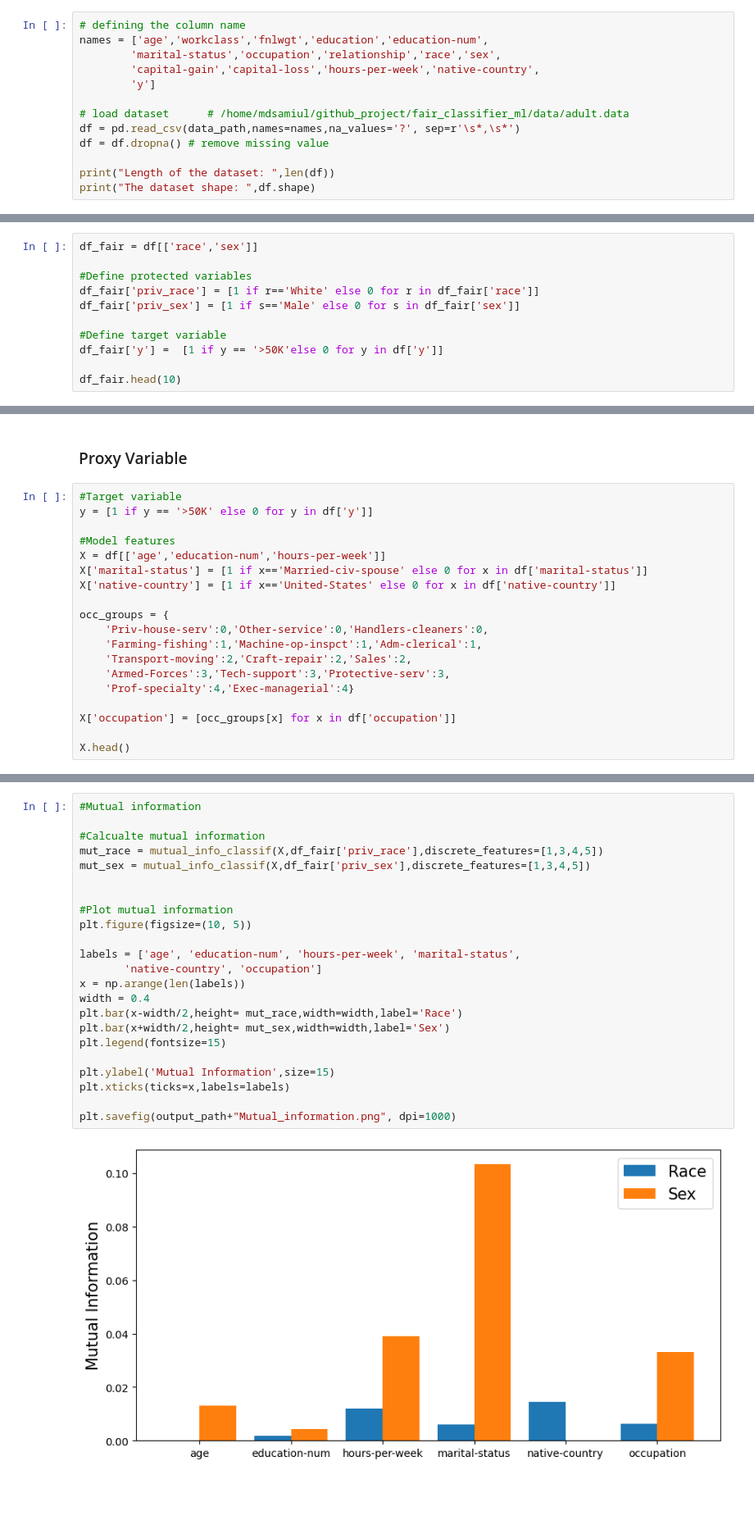
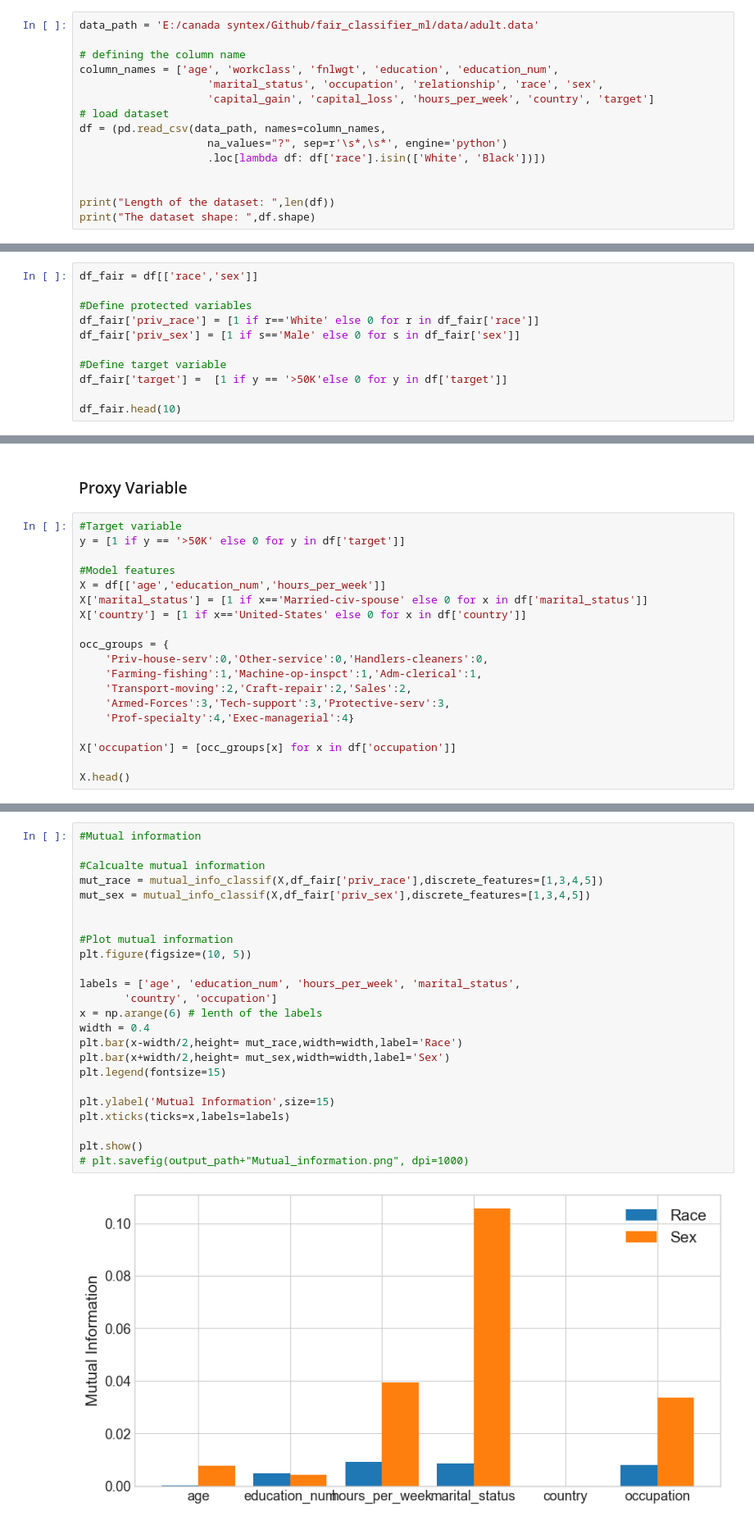
Before and after one commit to samiulengineer/sagan_fair_classifier, a Jupyter notebook: project/visualization.ipynb, the cells around one changed output, grey strips where cells are left out. Shown at 82% size. Saved outputs shown, nothing was run; the diff lists cells and outputs as text; blank space fills up the shorter version.

Commit message:
fair_ml and visualization edit

```diff
--- a/project/visualization.ipynb
+++ b/project/visualization.ipynb
@@ -17,15 +23,17 @@ pathlib.Path(output_path).mkdir(
 # %% [markdown]
 ### Read dataset
 # %%
+data_path = 'E:/canada syntex/Github/fair_classifier_ml/data/adult.data'
+
 # defining the column name
-names = ['age','workclass','fnlwgt','education','education-num',
-        'marital-status','occupation','relationship','race','sex',
-        'capital-gain','capital-loss','hours-per-week','native-country',
-        'y']
+column_names = ['age', 'workclass', 'fnlwgt', 'education', 'education_num',
+                    'marital_status', 'occupation', 'relationship', 'race', 'sex',
+                    'capital_gain', 'capital_loss', 'hours_per_week', 'country', 'target']
+# load dataset
+df = (pd.read_csv(data_path, names=column_names,
+                    na_values="?", sep=r'\s*,\s*', engine='python')
+                    .loc[lambda df: df['race'].isin(['White', 'Black'])])
 
-# load dataset      # /home/mdsamiul/github_project/fair_classifier_ml/data/adult.data
-df = pd.read_csv(data_path,names=names,na_values='?', sep=r'\s*,\s*')
-df = df.dropna() # remove missing value
 
 print("Length of the dataset: ",len(df))
 print("The dataset shape: ",df.shape)
@@ -183,7 +241,7 @@ df_fair['priv_race'] = [1 if r=='White' else 0 for r in df_fair['race']]
 df_fair['priv_sex'] = [1 if s=='Male' else 0 for s in df_fair['sex']]
 
 #Define target variable
-df_fair['y'] =  [1 if y == '>50K'else 0 for y in df['y']]
+df_fair['target'] =  [1 if y == '>50K'else 0 for y in df['target']]
 
 df_fair.head(10)
 # %% [output]
@@ -268,12 +311,12 @@ ________________________________
 ### Proxy Variable
 # %%
 #Target variable
-y = [1 if y == '>50K' else 0 for y in df['y']]
+y = [1 if y == '>50K' else 0 for y in df['target']]
 
 #Model features
-X = df[['age','education-num','hours-per-week']]
-X['marital-status'] = [1 if x=='Married-civ-spouse' else 0 for x in df['marital-status']]
-X['native-country'] = [1 if x=='United-States' else 0 for x in df['native-country']]
+X = df[['age','education_num','hours_per_week']]
+X['marital_status'] = [1 if x=='Married-civ-spouse' else 0 for x in df['marital_status']]
+X['country'] = [1 if x=='United-States' else 0 for x in df['country']]
 
 occ_groups = {
     'Priv-house-serv':0,'Other-service':0,'Handlers-cleaners':0,
@@ -309,25 +338,26 @@ See the caveats in the documentation: https://pandas.pydata.org/pandas-docs/stab
 # %%
 #Mutual information
 
 #Calcualte mutual information
 mut_race = mutual_info_classif(X,df_fair['priv_race'],discrete_features=[1,3,4,5])
 mut_sex = mutual_info_classif(X,df_fair['priv_sex'],discrete_features=[1,3,4,5])
 
 
 #Plot mutual information
 plt.figure(figsize=(10, 5))
 
-labels = ['age', 'education-num', 'hours-per-week', 'marital-status',
-       'native-country', 'occupation']
-x = np.arange(len(labels))
+labels = ['age', 'education_num', 'hours_per_week', 'marital_status',
+       'country', 'occupation']
+x = np.arange(6) # lenth of the labels
 width = 0.4
 plt.bar(x-width/2,height= mut_race,width=width,label='Race')
 plt.bar(x+width/2,height= mut_sex,width=width,label='Sex')
 plt.legend(fontsize=15)
 
 plt.ylabel('Mutual Information',size=15)
 plt.xticks(ticks=x,labels=labels)
 
-plt.savefig(output_path+"Mutual_information.png", dpi=1000)
+plt.show()
+# plt.savefig(output_path+"Mutual_information.png", dpi=1000)
 # %% [output]
-[figure, old version]
+[figure, new version]
```
Also changed, not shown: parts of 37 cells of this notebook, 2 other files.
